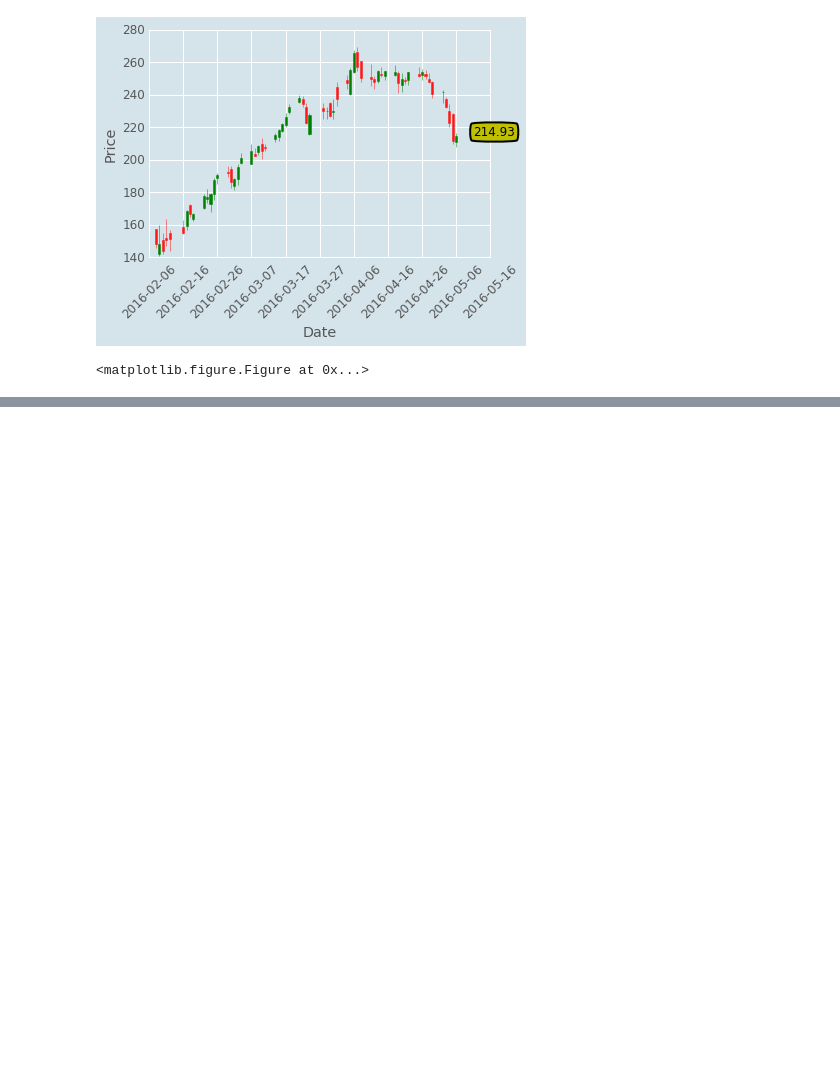
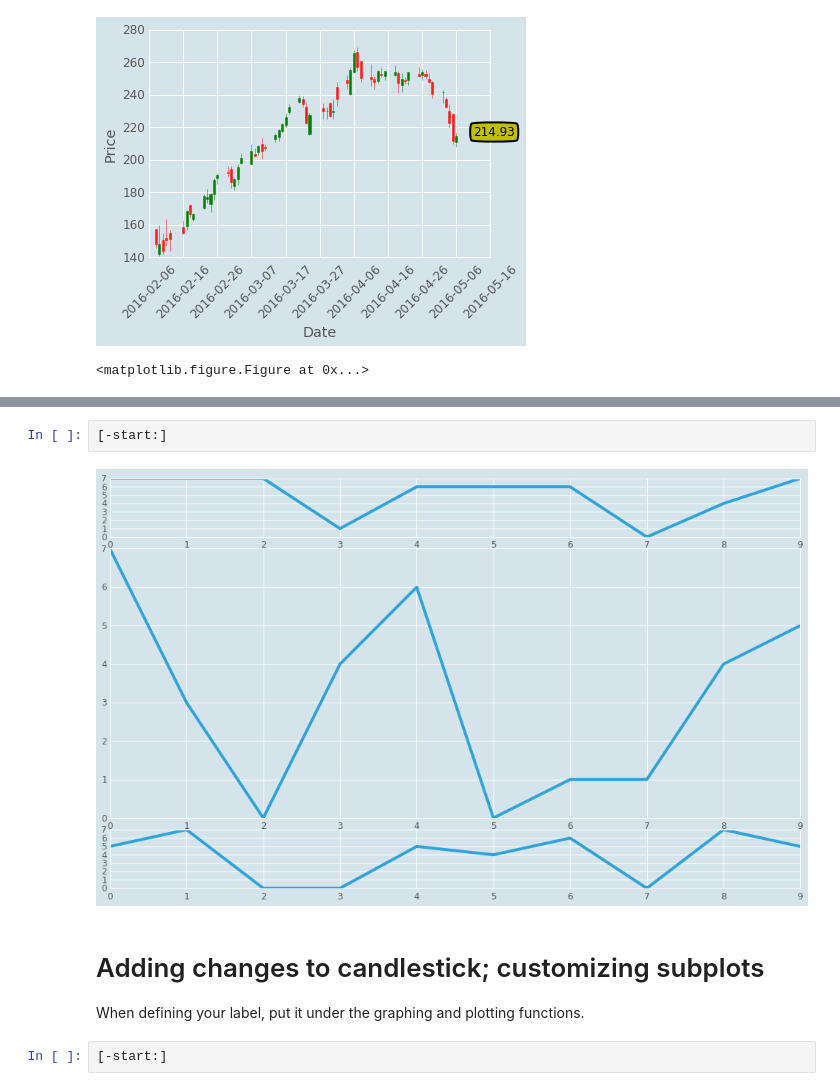
Before and after one commit to linwoodc3/dataVisualization, a Jupyter notebook: dataVizWithPython.ipynb, the cells around one changed output, grey strips where cells are left out. Cells and saved outputs as stored; diff of their text form; blank space fills up the shorter version.

```diff
--- a/dataVizWithPython.ipynb
+++ b/dataVizWithPython.ipynb
@@ -900,0 +954,10 @@ Currently pulling: TSLA
+# %%
+[-start:]
+# %% [output]
+[figure, added]
+# %% [markdown]
+# Adding changes to candlestick; customizing subplots
+
+When defining your label, put it under the graphing and plotting functions.
+# %%
+[-start:]
```
Also changed, not shown: parts of 10 cells of this notebook.
